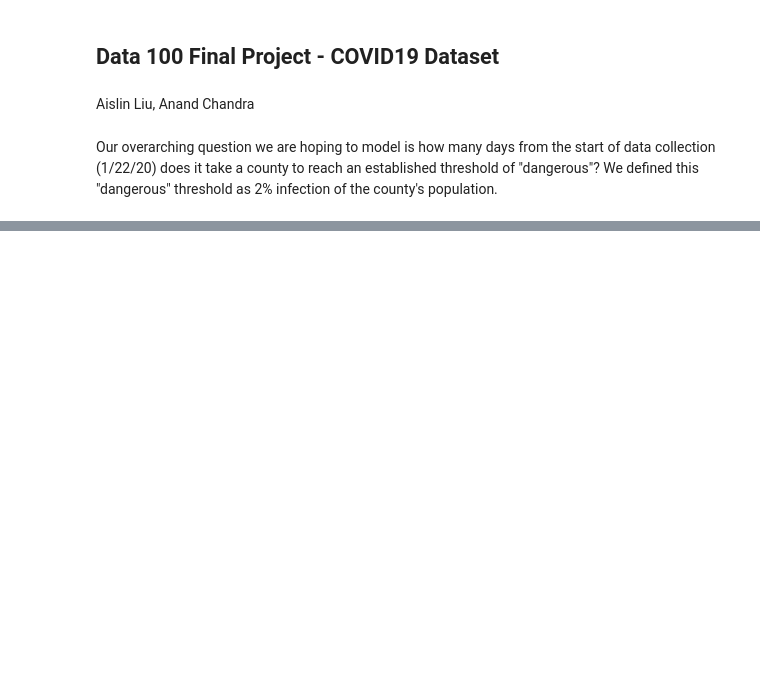
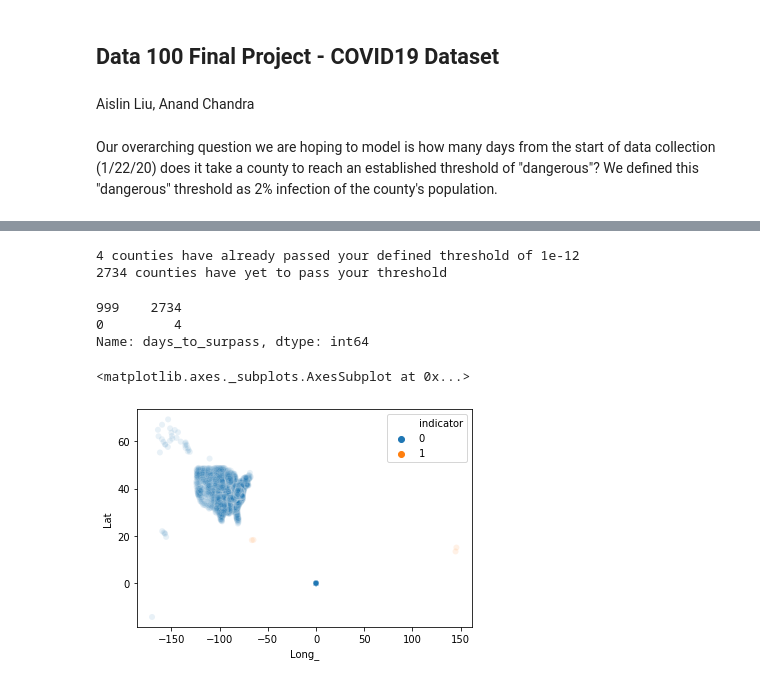
Before and after one commit to aislinliu/d100-final-proj, a Jupyter notebook: d100 final proj.ipynb, the cells around one changed output, grey strips where cells are left out. Drawn from its saved outputs; the diff is of its cells as text; code cells hidden in the pictures; blank space fills up the shorter version.

```diff
--- a/d100 final proj.ipynb
+++ b/d100 final proj.ipynb
@@ -184,0 +137,50 @@ confirmed
+# %%
+#Creation of county_cases dataframe that has a column for how many days since 1/22/20 it took a county to
+#surpass a defined threshold, originally 2% of the population, but we began lowering it to see what happens.
+#NOTE: This was just exploratory as it ended up not working but if it did work I would have changed the column
+#to be days since first confirmed case the threshold was reached, but I ended up finding this route was not worth
+#pursuing in general.
+county_cases = confirmed.join(abridged_counties, how="left", on="UID")
+#Remove counties with no cases because cannot determine when it will pass a threshold without a first case for growth
+county_cases = county_cases[county_cases["4/18/20"] != 0]
+days_to_surpass = []
+indicator = []
+first_infection = []
+threshold = .000000000001
+for i in range(county_cases.shape[0]):
+    row = county_cases.iloc[i]
+    for j in range(len(days)):
+        day = days[j]
+        proportion = row[day] / row["PopulationEstimate2018"]
+        if j == len(days) - 1:
+            days_to_surpass.append(999)
+            indicator.append(0)
+            first_infection.append(j)
+        if proportion > threshold:
+            days_to_surpass.append(j)
+            indicator.append(1)
+            break
+county_cases["days_to_surpass"] = days_to_surpass
+county_cases["indicator"] = indicator
+#Separating counties that passed the threshold(lowered way further than I was expecting to) and those that haven't
+already_passed = county_cases[county_cases["days_to_surpass"] != 999]
+havent_passed = county_cases[county_cases["days_to_surpass"] == 999]
+print(str(already_passed.shape[0]) + " counties have already passed your defined threshold of " + str(threshold))
+print(str(havent_passed.shape[0]) + " counties have yet to pass your threshold")
+#I realized that even though the set threshold was extremely low now, the large, large majority of counties had
+#yet to pass the threshold so the size of my set for training was so much smaller than what I had to test on
+#which would lead to a poor model that couldn't predict accurately
+county_cases["days_to_surpass"].value_counts()
+# %% [output]
+4 counties have already passed your defined threshold of 1e-12
+2734 counties have yet to pass your threshold
+999    2734
+0         4
+Name: days_to_surpass, dtype: int64
+# %%
+# no_outlier = county_cases[county_cases["dem_to_rep_ratio"] < 5]
+# sns.scatterplot(data=no_outlier, x="dem_to_rep_ratio", y='MedicareEnrollment,AgedTot2017', hue="indicator")
+sns.scatterplot(data=county_cases, x="Long_", y="Lat", hue="indicator", alpha=.1)
+# %% [output]
+<matplotlib.axes._subplots.AxesSubplot at 0x...>
+[figure, added]
```
Also changed, not shown: parts of 34 cells of this notebook.
